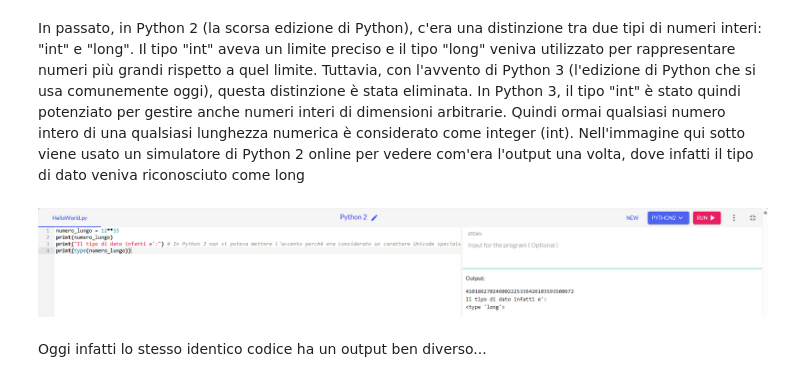
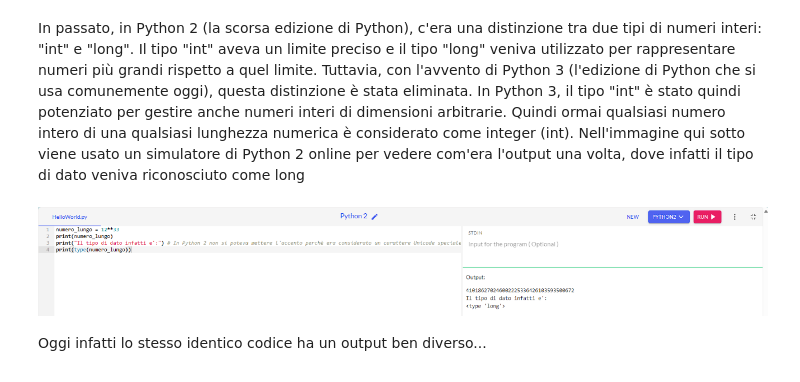
Before and after one commit to MatteoMgr2008/Python-INFORMATICA, a Jupyter notebook: Es. 1 (Le strutture dati in Python)/Es. 1 (Le strutture dati in Python).ipynb, the cells around one changed output. Cells and saved outputs as stored; diff of their text form; code cells hidden in the pictures.

```diff
--- a/Es. 1 (Le strutture dati in Python)/Es. 1 (Le strutture dati in Python).ipynb
+++ b/Es. 1 (Le strutture dati in Python)/Es. 1 (Le strutture dati in Python).ipynb
@@ -556,8 +556,16 @@ Il tipo di dato infatti è:
 In passato, in Python 2 (la scorsa edizione di Python), c'era una distinzione tra due tipi di numeri interi: "int" e "long". Il tipo "int" aveva un limite preciso e il tipo "long" veniva utilizzato per rappresentare numeri più grandi rispetto a quel limite. Tuttavia, con l'avvento di Python 3 (l'edizione di Python che si usa comunemente oggi), questa distinzione è stata eliminata.
 In Python 3, il tipo "int" è stato quindi potenziato per gestire anche numeri interi di dimensioni arbitrarie. Quindi ormai qualsiasi numero intero di una qualsiasi lunghezza numerica è considerato come integer (int).
 Nell'immagine qui sotto viene usato un simulatore di Python 2 online per vedere com'era l'output una volta, dove infatti il tipo di dato veniva riconosciuto come long
-# %% [markdown]
-![image-3.png](attachment:image-3.png)
+# %%
+from IPython.display import Image
+
+# Specifica il percorso della tua immagine locale
+percorso_screenshot = r'C:\Users\matte\OneDrive - Scuola Paritaria S. Freud SRL\Desktop\FREUD\2°D\QUADERNI E ALTRO\INFORMATICA\PYTHON\ESERCIZI IN CLASSE\Es. 1 (Le strutture dati in Python)\Screenshot Python 2.png'
+
+# Visualizza l'immagine nel notebook
+Image(filename=percorso_screenshot)
+# %% [output]
+[figure, added]
 # %% [markdown]
 Oggi infatti lo stesso identico codice ha un output ben diverso...
 # %%
```
Also changed, not shown: 1 other file.
